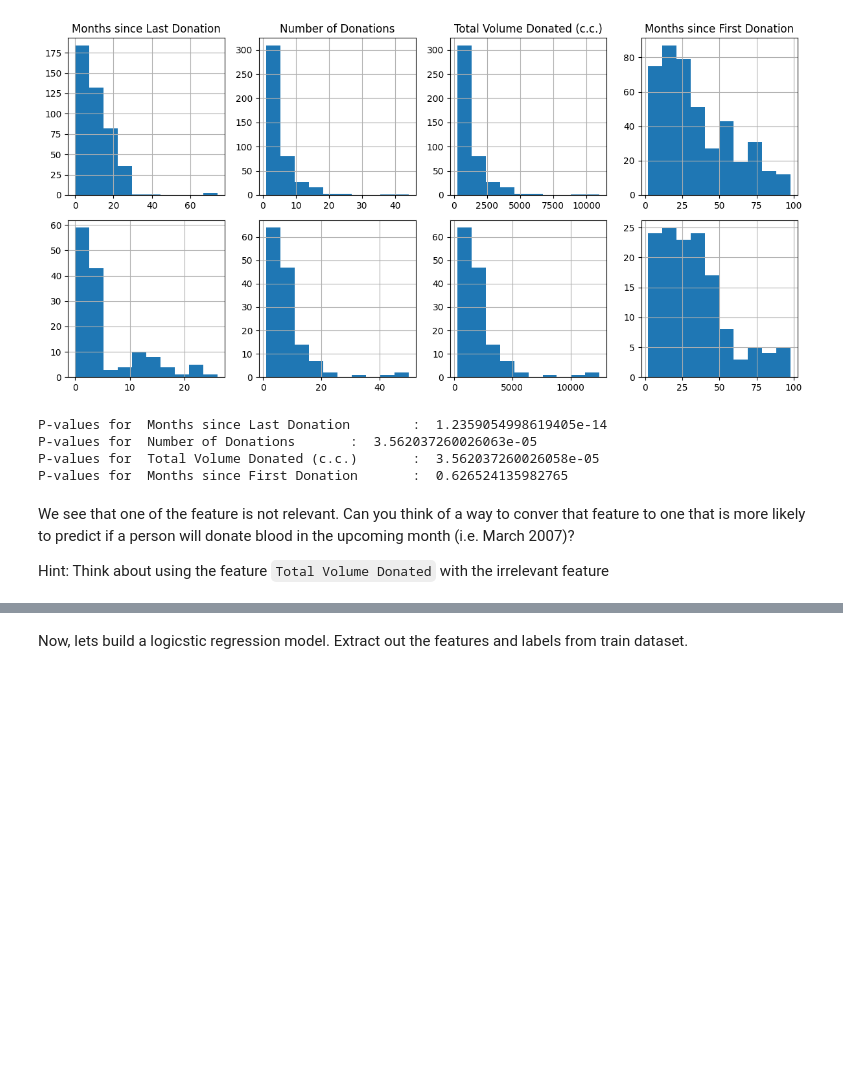
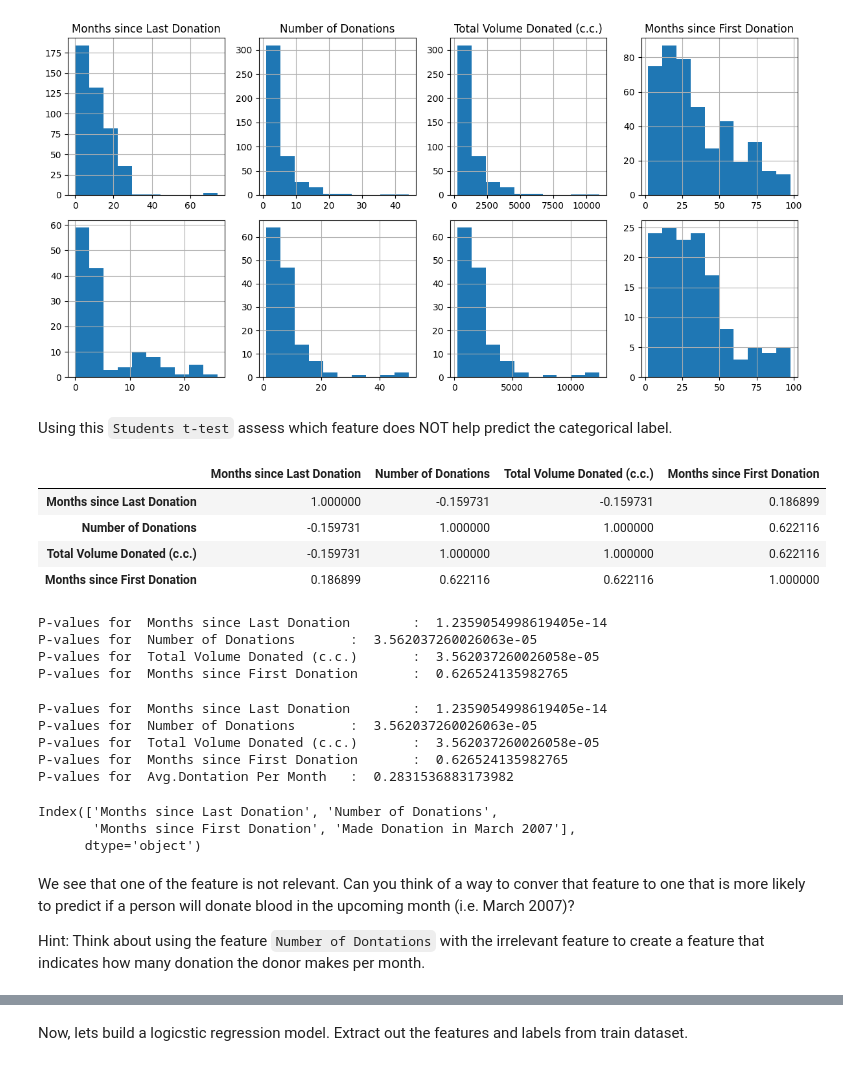
Before and after one commit to CareerForge/HiCouncellorProjects, a Jupyter notebook: Learn/blood_pulse_classification.ipynb, the cells around one changed output, grey strips where cells are left out. Cells and saved outputs as stored; diff of their text form; code cells hidden in the pictures; blank space fills up the shorter version.

```diff
--- a/src/Learn/blood_pulse_classification.ipynb
+++ b/Learn/blood_pulse_classification.ipynb
@@ -184,4 +226,28 @@ plt.tight_layout()
 plt.show()
 # %% [output]
 [figure]
+# %% [markdown]
+Using this `Students t-test` assess which feature does NOT help predict the categorical label.
+# %%
+# Task 7
+# Check for correlated features - you can use the stadard function in pandas
+
+def calc_corr(df: pd.DataFrame):
+    '''
+    Complete the function to calculate all pairwise correlation
+    Return the pair of variables that are higly correlated (correlation = 1)
+    '''
+
+    return df.corr()
+
+
+calc_corr(train_df[feats])
+
+# Ask ChatGPT! : How do correlated feature impact performance of a Logistic Regression Model
+# %% [output]
+|  | Months since Last Donation | Number of Donations | Total Volume Donated (c.c.) | Months since First Donation |
+| Months since Last Donation | 1.000000 | -0.159731 | -0.159731 | 0.186899 |
+| Number of Donations | -0.159731 | 1.000000 | 1.000000 | 0.622116 |
+| Total Volume Donated (c.c.) | -0.159731 | 1.000000 | 1.000000 | 0.622116 |
+| Months since First Donation | 0.186899 | 0.622116 | 0.622116 | 1.000000 |
 # %%
@@ -207,7 +273,59 @@ P-values for  Months since Last Donation        :  1.2359054998619405e-14
 P-values for  Number of Donations       :  3.562037260026063e-05
 P-values for  Total Volume Donated (c.c.)       :  3.562037260026058e-05
 P-values for  Months since First Donation       :  0.626524135982765
+# %%
+# Task 9
+# Engineer new features
+
+def create_new_feature(df):
+    '''
+    Complete this function to transform the feature into a more relevant one
+
+    Return the dataframe with the irrelevant feature removed
+    and new feature added
+    '''
+
+
+    df['Avg.Dontation Per Month'] = df['Number of Donations']/(df['Months since First Donation'] - df['Months since Last Donation'] + 1)
+    return df
+
+proc_df = create_new_feature(train_df.copy())
+feats_new = list(proc_df.columns)
+feats_new.remove(label)
+
+# lets have a look at the new feature set!
+for feat in feats_new:
+    run_student_ttest(proc_df, feat)
+# %% [output]
+P-values for  Months since Last Donation        :  1.2359054998619405e-14
+P-values for  Number of Donations       :  3.562037260026063e-05
+P-values for  Total Volume Donated (c.c.)       :  3.562037260026058e-05
+P-values for  Months since First Donation       :  0.626524135982765
+P-values for  Avg.Dontation Per Month   :  0.2831536883173982
+# %%
+# Task 10
+# Removing irrelevant features and one of correlated feature
+
+def drop_feature(df: pd.DataFrame):
+    '''
+    Create a function to remove the irrelevant
+    and one of the correlated features
+    '''
+
+    # cols = ['Total Volume Donated (c.c.)', 'Months since First Donation']
+    cols = ['Total Volume Donated (c.c.)']
+    df = df.drop(columns=cols)
+
+    return df
+
+
+proc_df = drop_feature(train_df.copy())
+proc_df.columns
+# %% [output]
+Index(['Months since Last Donation', 'Number of Donations',
+       'Months since First Donation', 'Made Donation in March 2007'],
+      dtype='object')
 # %% [markdown]
 We see that one of the feature is not relevant. Can you think of a way to conver that feature to one that is more likely to predict if a person will donate blood in the upcoming month (i.e. March 2007)?
 
-Hint: Think about using the feature `Total Volume Donated` with the irrelevant feature
+Hint: Think about using the feature `Number of Dontations` with the irrelevant feature to create a feature that indicates how many donation the donor makes per month.
```
Also changed, not shown: parts of 27 cells of this notebook, 5 other files.
